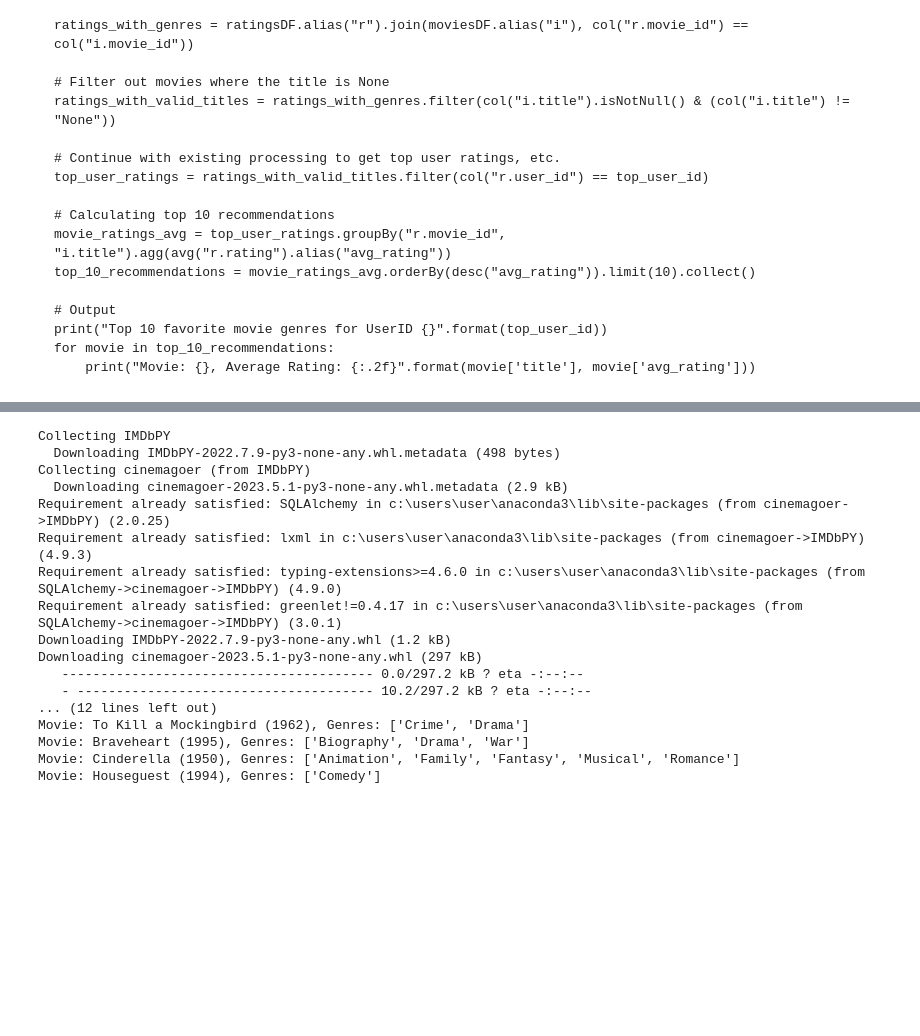
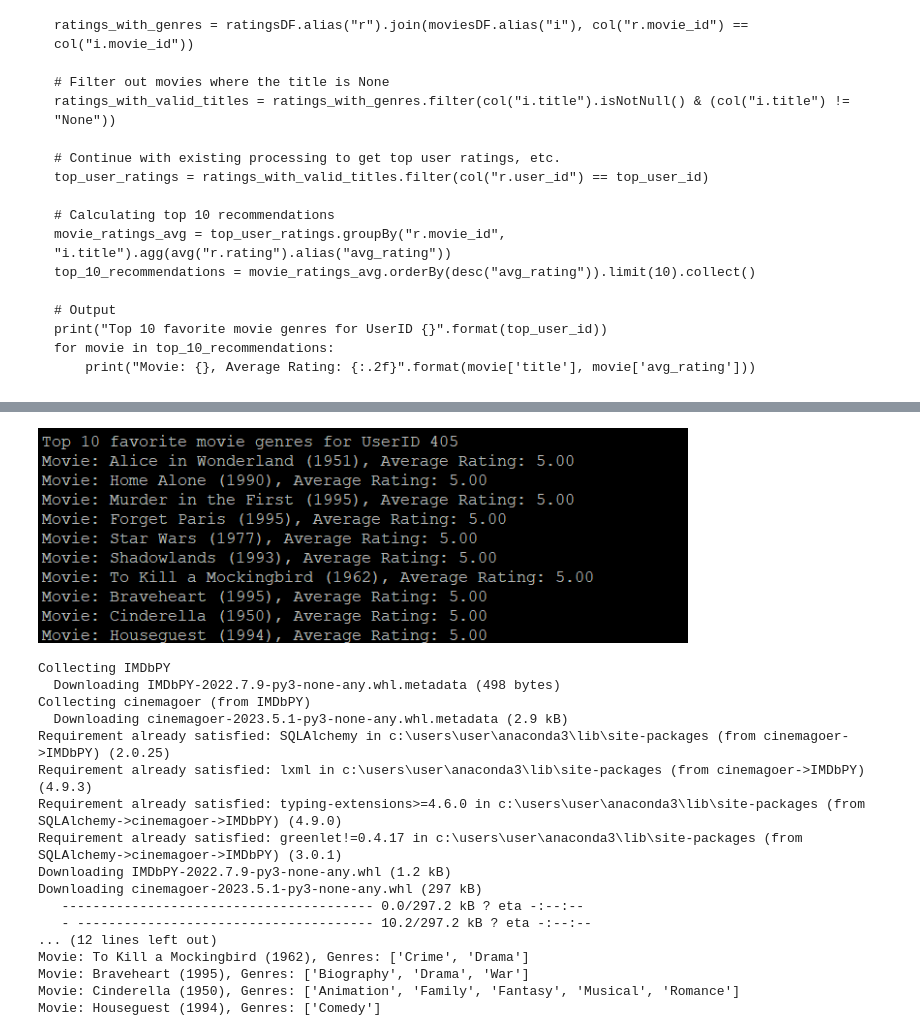
Before and after one commit to mohdkhairilabdulkarim/STQD6324-Data-Management, a Jupyter notebook: Assignment4/Assignment4_v6.ipynb, the cells around one changed output, grey strips where cells are left out. Saved outputs shown, nothing was run; the diff lists cells and outputs as text; code cells hidden in the pictures; blank space fills up the shorter version.

```diff
--- a/Assignment4/Assignment4_v6.ipynb
+++ b/Assignment4/Assignment4_v6.ipynb
@@ -191,3 +180,7 @@ display(HTML(html))
+# %%
+Image('images/Q(iii)b.png', width =650)
+# %% [output]
+[figure, added]
 # %%
 # Install the IMDbPy package
 !pip install IMDbPY
```
Also changed, not shown: parts of 1 cell of this notebook.
